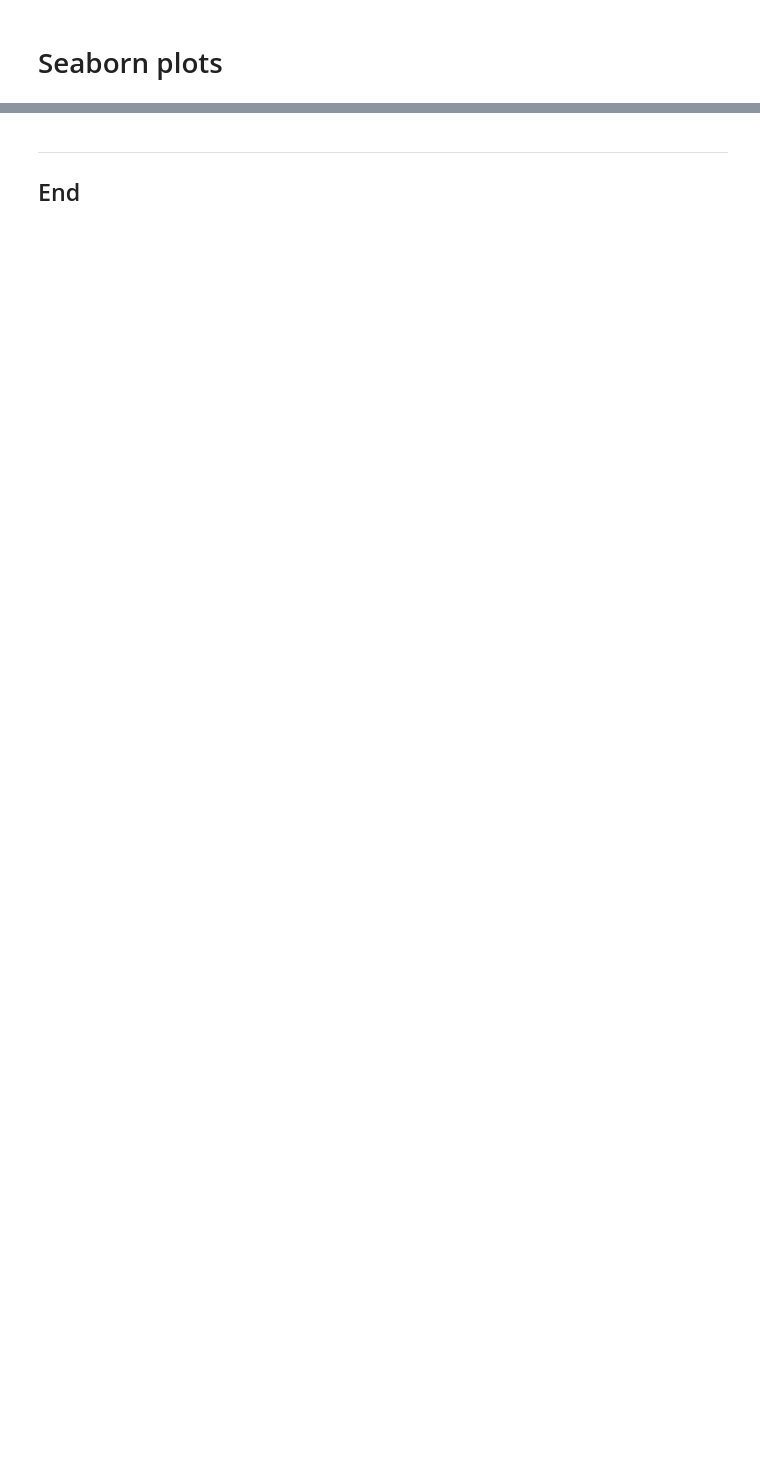
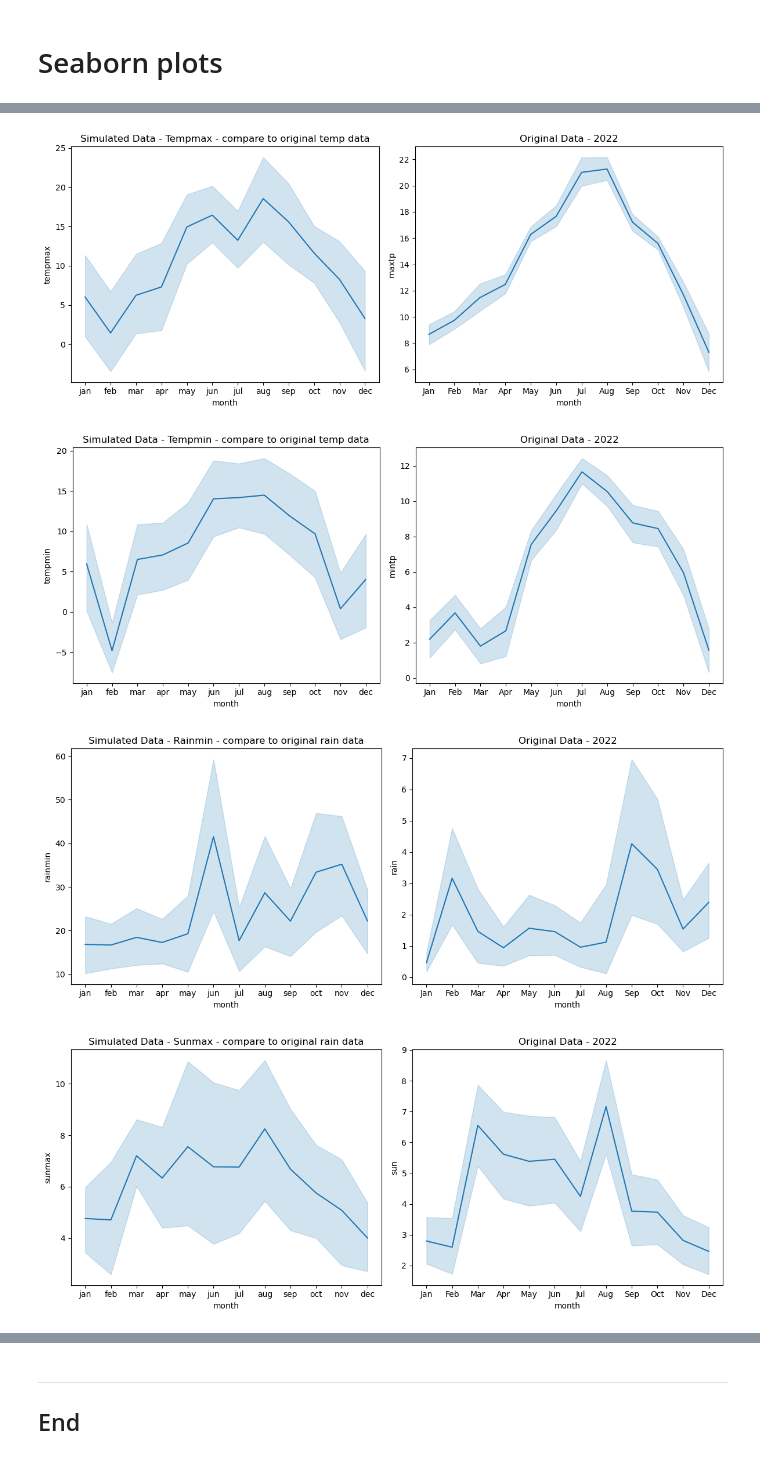
Before and after one commit to cpjm/pfda_project1, a Jupyter notebook: project1.ipynb, the cells around one changed output, grey strips where cells are left out. Cells and saved outputs as stored; diff of their text form; code cells hidden in the pictures; blank space fills up the shorter version.

```diff
--- a/project1.ipynb
+++ b/project1.ipynb
@@ -475,0 +520,73 @@ plt.show()
+# %%
+# Next section of code using various code from websites
+# https://stackoverflow.com/questions/65886795/plotting-daily-mean-spreaded-over-months-from-a-time-series
+# https://stackoverflow.com/questions/26646191/pandas-groupby-month-and-year
+# https://sparkbyexamples.com/pandas/pandas-filter-dataframe-rows-on-dates/#:~:text=strftime()%20to%20Filter%20DataFrame%20Rows%20on%20Dates&text=You%20can%20use%20df%5Bdf,method%20to%20filter%20by%20month.
+# https://stackoverflow.com/questions/48739924/pandas-add-a-new-column-whose-values-depend-on-a-specific-conditions
+# This is used to compress the original daily data into monthly means
+dfcomp= df[df['date'].str.endswith('2022')] # onlysubset of data, extract for 2022
+dfcomp['date'] = pd.to_datetime(dfcomp['date'], format='%d-%b-%Y') # convert string date column to an actual date datatype
+dfcomp.describe
+dfcomp['month'] = dfcomp['date'].dt.strftime('%b') # create new column with 3 char month
+
+plt.figure(figsize=(12, 5))
+plt.subplot(1, 2, 1)
+sns.lineplot(data=df_new, x="month", y="tempmax")
+plt.title('Simulated Data - Tempmax - compare to original temp data')
+####SHOW ORIGINAL DATA to Compare#####
+plt.subplot(1, 2, 2)
+plt.title('Original Data - 2022')
+sns.lineplot(data=dfcomp, x="month", y="maxtp")
+plt.tight_layout()
+plt.show()
+
+
+plt.figure(figsize=(12, 5))
+plt.subplot(1, 2, 1)
+sns.lineplot(data=df_new, x="month", y="tempmin")
+plt.title('Simulated Data - Tempmin - compare to original temp data')
+####SHOW ORIGINAL DATA to Compare#####
+plt.subplot(1, 2, 2)
+plt.title('Original Data - 2022')
+sns.lineplot(data=dfcomp, x="month", y="mintp")
+plt.tight_layout()
+plt.show()
+
+
+plt.figure(figsize=(12, 5))
+plt.subplot(1, 2, 1)
+sns.lineplot(data=df_new, x="month", y="rainmin")
+plt.title('Simulated Data - Rainmin - compare to original rain data')
+####SHOW ORIGINAL DATA to Compare#####
+plt.subplot(1, 2, 2)
+plt.title('Original Data - 2022')
+sns.lineplot(data=dfcomp, x="month", y="rain")
+plt.tight_layout()
+plt.show()
+
+
+plt.figure(figsize=(12, 5))
+plt.subplot(1, 2, 1)
+sns.lineplot(data=df_new, x="month", y="sunmax")
+plt.title('Simulated Data - Sunmax - compare to original rain data')
+####SHOW ORIGINAL DATA to Compare#####
+plt.subplot(1, 2, 2)
+plt.title('Original Data - 2022')
+sns.lineplot(data=dfcomp, x="month", y="sun")
+plt.tight_layout()
+plt.show()
+
+plt.figure(figsize=(12, 5))
+plt.subplot(1, 2, 1)
+sns.lineplot(data=df_new, x="month", y="sunmax")
+plt.title('Simulated Data - Rainmax - compare to original rain data')
+####SHOW ORIGINAL DATA to Compare#####
+plt.subplot(1, 2, 2)
+plt.title('Original Data - 2022')
+sns.lineplot(data=dfcomp, x="month", y="rain")
+plt.tight_layout()
+plt.show()
+
+
+#sns.relplot(data=df, kind="line", x="month", y="sun", hue="month")
+# %% [output]
@@ -475,0 +603,4 @@ plt.show()
+[figure, added]
+[figure, added]
+[figure, added]
+[figure, added]
```
Also changed, not shown: parts of 9 cells of this notebook.
